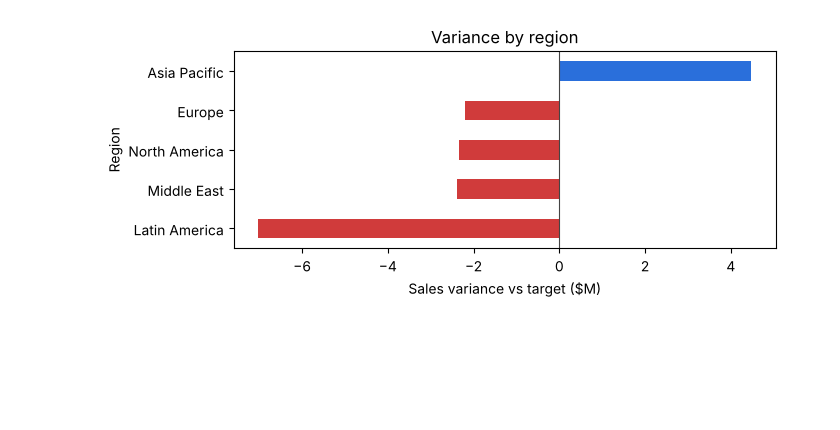
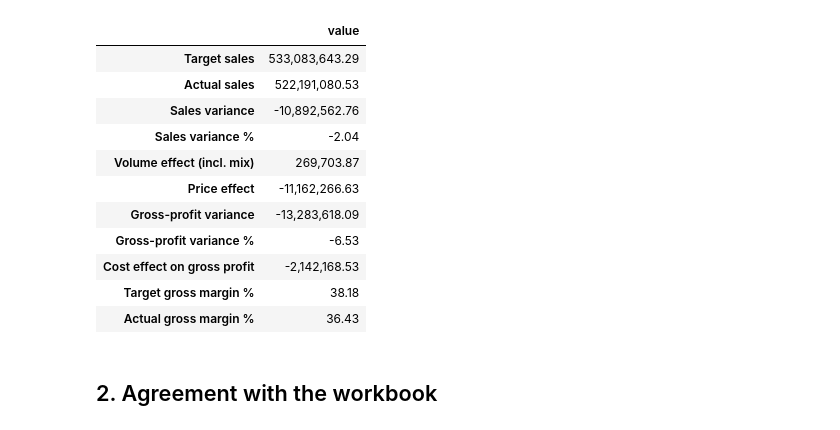
Before and after one commit to kunalkanjwani08-afk/sales-variance-fpa-dashboard, a Jupyter notebook: notebooks/03_metrics_and_analysis.ipynb, the cells around one changed output. Drawn from its saved outputs; the diff is of its cells as text; code cells hidden in the pictures; blank space fills up the shorter version.

```diff
--- a/notebooks/03_metrics_and_analysis.ipynb
+++ b/notebooks/03_metrics_and_analysis.ipynb
@@ -74,10 +42,30 @@ by("Category")
-# %%
-import matplotlib.pyplot as plt
-ax = region["Variance_USD"].div(1e6).plot.barh(color=["#d03b3b" if v < 0 else "#2a6fdb" for v in region["Variance_USD"]], figsize=(7, 3))
-ax.set_xlabel("Sales variance vs target ($M)")
-ax.set_title("Variance by region")
-ax.axvline(0, color="#444", lw=0.8)
-plt.tight_layout()
-plt.show()
-# %% [output]
-[figure, removed]
+# %%
+ts, as_ = cents(df["Target_Sales_USD"]).sum(), cents(df["Actual_Sales_USD"]).sum()
+tg, ag = cents(df["Target_Gross_Profit_USD"]).sum(), cents(df["Actual_Gross_Profit_USD"]).sum()
+vol = ((df["Actual_Qty"] - df["Target_Qty"]) * cents(df["Target_Unit_Price_USD"])).sum()
+price = (df["Actual_Qty"] * (cents(df["Actual_Unit_Price_USD"]) - cents(df["Target_Unit_Price_USD"]))).sum()
+cost = -(df["Actual_Qty"] * (cents(df["Actual_Unit_Cost_USD"]) - cents(df["Target_Unit_Cost_USD"]))).sum()
+head = pd.Series({
+    "Target sales": ts / 100, "Actual sales": as_ / 100, "Sales variance": (as_ - ts) / 100,
+    "Sales variance %": (as_ - ts) / ts * 100, "Volume effect (incl. mix)": vol / 100, "Price effect": price / 100,
+    "Gross-profit variance": (ag - tg) / 100, "Gross-profit variance %": (ag - tg) / tg * 100,
+    "Cost effect on gross profit": cost / 100,
+    "Target gross margin %": tg / ts * 100, "Actual gross margin %": ag / as_ * 100,
+})
+assert vol + price == as_ - ts, "revenue bridge does not add up"
+head.to_frame("value")
+# %% [output]
+|  | value |
+| Target sales | 533,083,643.29 |
+| Actual sales | 522,191,080.53 |
+| Sales variance | -10,892,562.76 |
+| Sales variance % | -2.04 |
+| Volume effect (incl. mix) | 269,703.87 |
+| Price effect | -11,162,266.63 |
+| Gross-profit variance | -13,283,618.09 |
+| Gross-profit variance % | -6.53 |
+| Cost effect on gross profit | -2,142,168.53 |
+| Target gross margin % | 38.18 |
+| Actual gross margin % | 36.43 |
+# %% [markdown]
+## 2. Agreement with the workbook
```
Also changed, not shown: parts of 26 cells of this notebook, 51 other files.
